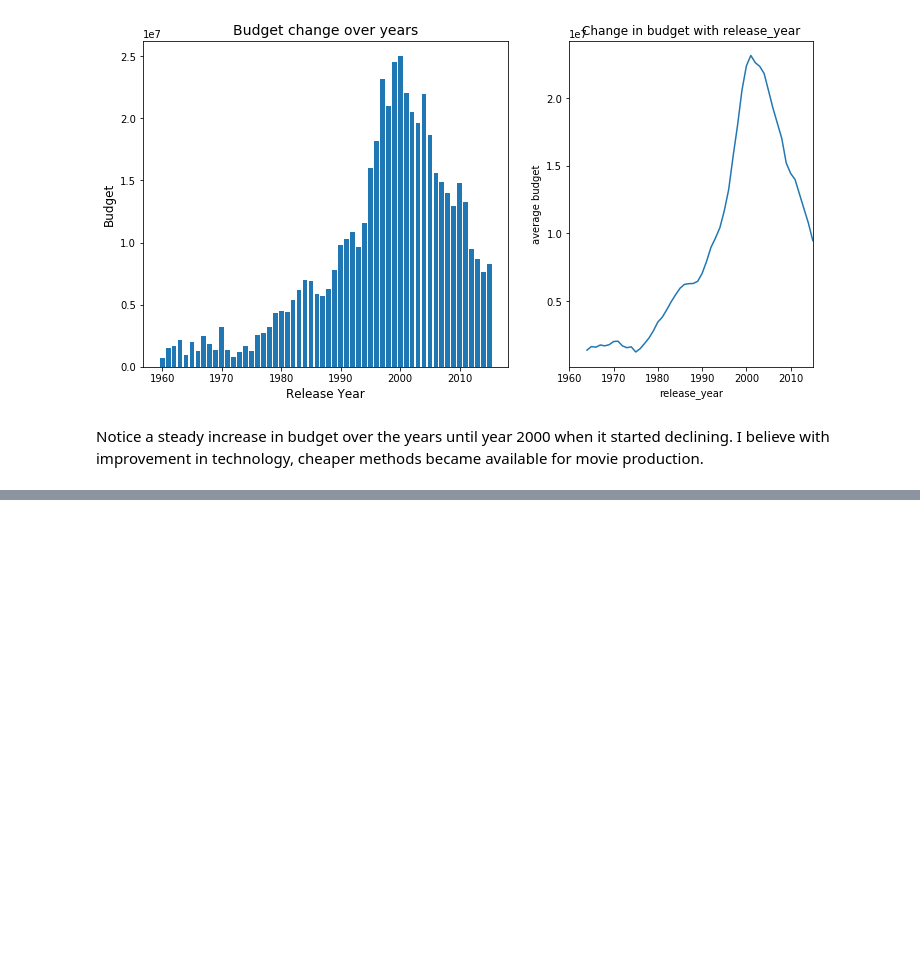
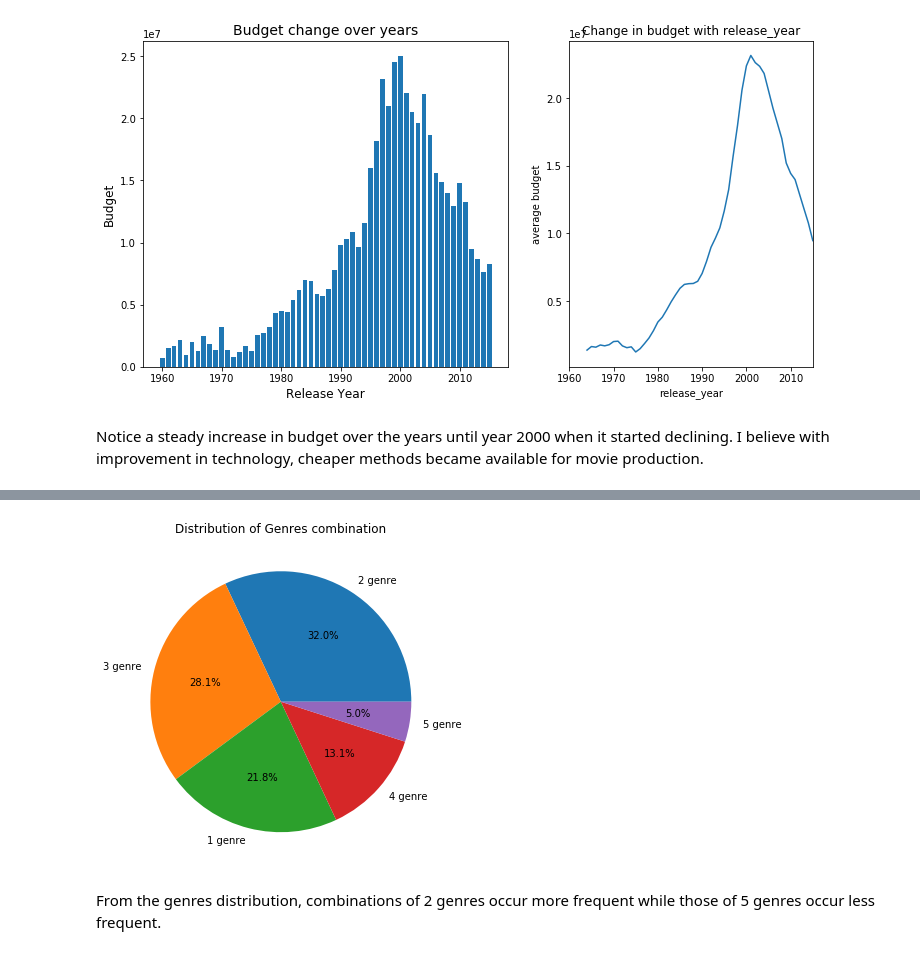
Before and after one commit to Godsfavour1/tmdb_movies_data_investigation, a Jupyter notebook: movies_data.ipynb, the cells around one changed output, grey strips where cells are left out. Saved outputs shown, nothing was run; the diff lists cells and outputs as text; code cells hidden in the pictures; blank space fills up the shorter version.

```diff
--- a/movies_data.ipynb
+++ b/movies_data.ipynb
@@ -387,0 +428,4 @@ Notice a steady increase in budget over the years until year 2000 when it starte
+# %%
+#Rows with more than one genres
+split_rows = movie_df[movie_df['genres'].str.contains('\|')]
+split_rows.head()
@@ -387,0 +439,8 @@ Notice a steady increase in budget over the years until year 2000 when it starte
+# %%
+genre_1 = movie_df.drop(split_rows.index, axis = 0)
+genres_2 = split_rows[split_rows['genres'].apply(lambda x: x.count('|')==1)]
+genres_3 = split_rows[split_rows['genres'].apply(lambda x: x.count('|')==2)]
+genres_4 = split_rows[split_rows['genres'].apply(lambda x: x.count('|')==3)]
+genres_5 = split_rows[split_rows['genres'].apply(lambda x: x.count('|')==4)]
+
+genres_4.head(3)
@@ -387,0 +452,34 @@ Notice a steady increase in budget over the years until year 2000 when it starte
+# %%
+#assign numeric values to the number of genres
+m_genre_1 = genre_1.copy()
+m_genre_1['genres'] = 1
+
+m_genre_2 = genres_2.copy()
+m_genre_2['genres'] = 2
+
+m_genre_3 = genres_3.copy()
+m_genre_3['genres'] = 3
+
+m_genre_4 = genres_4.copy()
+m_genre_4['genres'] = 4
+
+m_genre_5 = genres_5.copy()
+m_genre_5['genres'] = 5
+# %%
+m_comb_genres = m_genre_1.append([m_genre_2, m_genre_3, m_genre_4, m_genre_5])
+# %%
+vc1 = m_comb_genres['genres'].value_counts()
+
+plt.figure(figsize = (8,6))
+
+labels = []
+for i in range(5):
+    a = str(vc1.index[i]) + (' genre')
+    labels.append(a)
+
+plt.pie(vc1, labels = labels, autopct = '%0.1f%%')
+plt.title('Distribution of Genres combination');
+# %% [output]
+[figure, added]
+# %% [markdown]
+From the genres distribution, combinations of 2 genres occur more frequent while those of 5 genres occur less frequent.
```
Also changed, not shown: parts of 22 cells of this notebook.
